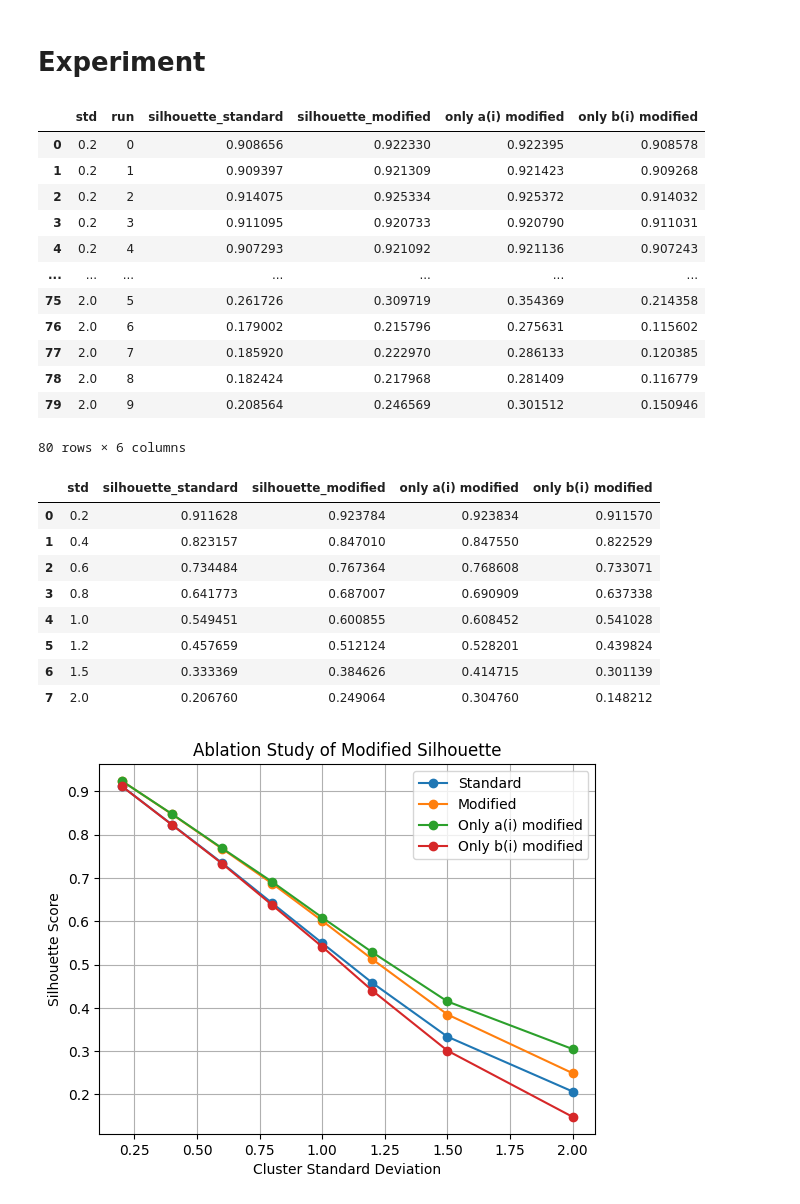
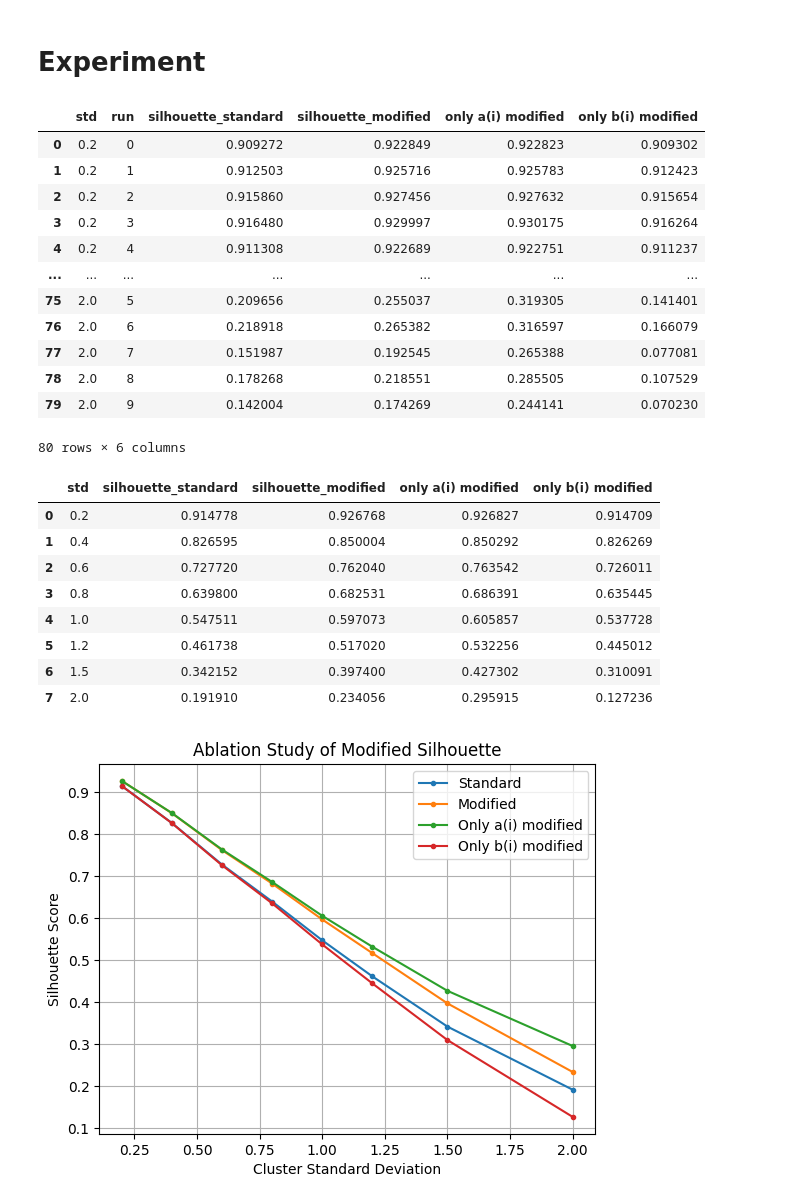
Before and after one commit to anon-code2026/Centroid-Weighted-Silhouette, a Jupyter notebook: 5_5_ablation_study.ipynb, the cells around one changed output. Drawn from its saved outputs; the diff is of its cells as text; code cells hidden in the pictures.

```diff
--- a/5_5_ablation_study.ipynb
+++ b/5_5_ablation_study.ipynb
@@ -186,8 +186,7 @@ def silhouette_score_b_modified(X, labels):
 # %% [markdown]
 # Experiment
 # %%
-# cluster settings
-np.random.seed(101)
+rng = np.random.default_rng(51)
 
 centroids = np.array([
     [5.0, 3.0],
@@ -197,14 +196,16 @@ centroids = np.array([
 
 n_samples_per_cluster = 67
 std_values = [0.2, 0.4, 0.6, 0.8, 1.0, 1.2, 1.5, 2.0]
+
+runs = 10
 # %%
 results = []
 
 for std in std_values:
-    for run in range(10):
+    for run in range(runs):
 
         X = np.vstack([
-            np.random.normal(loc=center, scale=std,
+            rng.normal(loc=center, scale=std,
                              size=(n_samples_per_cluster, 2))
             for center in centroids
         ])
@@ -222,17 +223,17 @@ df_results = pd.DataFrame(results, columns=["std", "run", "silhouette_standard",
 display(df_results)
 # %% [output]
 |  | std | run | silhouette_standard | silhouette_modified | only a(i) modified | only b(i) modified |
-| 0 | 0.2 | 0 | 0.908656 | 0.922330 | 0.922395 | 0.908578 |
-| 1 | 0.2 | 1 | 0.909397 | 0.921309 | 0.921423 | 0.909268 |
-| 2 | 0.2 | 2 | 0.914075 | 0.925334 | 0.925372 | 0.914032 |
-| 3 | 0.2 | 3 | 0.911095 | 0.920733 | 0.920790 | 0.911031 |
-| 4 | 0.2 | 4 | 0.907293 | 0.921092 | 0.921136 | 0.907243 |
+| 0 | 0.2 | 0 | 0.909272 | 0.922849 | 0.922823 | 0.909302 |
+| 1 | 0.2 | 1 | 0.912503 | 0.925716 | 0.925783 | 0.912423 |
+| 2 | 0.2 | 2 | 0.915860 | 0.927456 | 0.927632 | 0.915654 |
+| 3 | 0.2 | 3 | 0.916480 | 0.929997 | 0.930175 | 0.916264 |
+| 4 | 0.2 | 4 | 0.911308 | 0.922689 | 0.922751 | 0.911237 |
 | ... | ... | ... | ... | ... | ... | ... |
-| 75 | 2.0 | 5 | 0.261726 | 0.309719 | 0.354369 | 0.214358 |
-| 76 | 2.0 | 6 | 0.179002 | 0.215796 | 0.275631 | 0.115602 |
-| 77 | 2.0 | 7 | 0.185920 | 0.222970 | 0.286133 | 0.120385 |
-| 78 | 2.0 | 8 | 0.182424 | 0.217968 | 0.281409 | 0.116779 |
-| 79 | 2.0 | 9 | 0.208564 | 0.246569 | 0.301512 | 0.150946 |
+| 75 | 2.0 | 5 | 0.209656 | 0.255037 | 0.319305 | 0.141401 |
+| 76 | 2.0 | 6 | 0.218918 | 0.265382 | 0.316597 | 0.166079 |
+| 77 | 2.0 | 7 | 0.151987 | 0.192545 | 0.265388 | 0.077081 |
+| 78 | 2.0 | 8 | 0.178268 | 0.218551 | 0.285505 | 0.107529 |
+| 79 | 2.0 | 9 | 0.142004 | 0.174269 | 0.244141 | 0.070230 |
 80 rows × 6 columns
 # %%
 df_mean = df_results.groupby('std').mean().reset_index()
@@ -240,29 +241,29 @@ df_mean = df_mean.drop(['run'], axis=1)
 display(df_mean)
 # %% [output]
 |  | std | silhouette_standard | silhouette_modified | only a(i) modified | only b(i) modified |
-| 0 | 0.2 | 0.911628 | 0.923784 | 0.923834 | 0.911570 |
-| 1 | 0.4 | 0.823157 | 0.847010 | 0.847550 | 0.822529 |
-| 2 | 0.6 | 0.734484 | 0.767364 | 0.768608 | 0.733071 |
-| 3 | 0.8 | 0.641773 | 0.687007 | 0.690909 | 0.637338 |
-| 4 | 1.0 | 0.549451 | 0.600855 | 0.608452 | 0.541028 |
-| 5 | 1.2 | 0.457659 | 0.512124 | 0.528201 | 0.439824 |
-| 6 | 1.5 | 0.333369 | 0.384626 | 0.414715 | 0.301139 |
-| 7 | 2.0 | 0.206760 | 0.249064 | 0.304760 | 0.148212 |
+| 0 | 0.2 | 0.914778 | 0.926768 | 0.926827 | 0.914709 |
+| 1 | 0.4 | 0.826595 | 0.850004 | 0.850292 | 0.826269 |
+| 2 | 0.6 | 0.727720 | 0.762040 | 0.763542 | 0.726011 |
+| 3 | 0.8 | 0.639800 | 0.682531 | 0.686391 | 0.635445 |
+| 4 | 1.0 | 0.547511 | 0.597073 | 0.605857 | 0.537728 |
+| 5 | 1.2 | 0.461738 | 0.517020 | 0.532256 | 0.445012 |
+| 6 | 1.5 | 0.342152 | 0.397400 | 0.427302 | 0.310091 |
+| 7 | 2.0 | 0.191910 | 0.234056 | 0.295915 | 0.127236 |
 # %%
 plt.figure()
 
-plt.plot(df_mean["std"], df_mean["silhouette_standard"], marker='o', label="Standard")
-plt.plot(df_mean["std"], df_mean["silhouette_modified"], marker='o', label="Modified")
-plt.plot(df_mean["std"], df_mean["only a(i) modified"], marker='o', label="Only a(i) modified")
-plt.plot(df_mean["std"], df_mean["only b(i) modified"], marker='o', label="Only b(i) modified")
+plt.plot(df_mean["std"], df_mean["silhouette_standard"], marker='.', label="Standard")
+plt.plot(df_mean["std"], df_mean["silhouette_modified"], marker='.', label="Modified")
+plt.plot(df_mean["std"], df_mean["only a(i) modified"], marker='.', label="Only a(i) modified")
+plt.plot(df_mean["std"], df_mean["only b(i) modified"], marker='.', label="Only b(i) modified")
 
 plt.xlabel("Cluster Standard Deviation")
 plt.ylabel("Silhouette Score")
 plt.title("Ablation Study of Modified Silhouette")
 
 plt.legend()
 plt.grid()
 
 plt.show()
 # %% [output]
-[figure, old version]
+[figure, new version]
```
Also changed, not shown: 5 other files.
